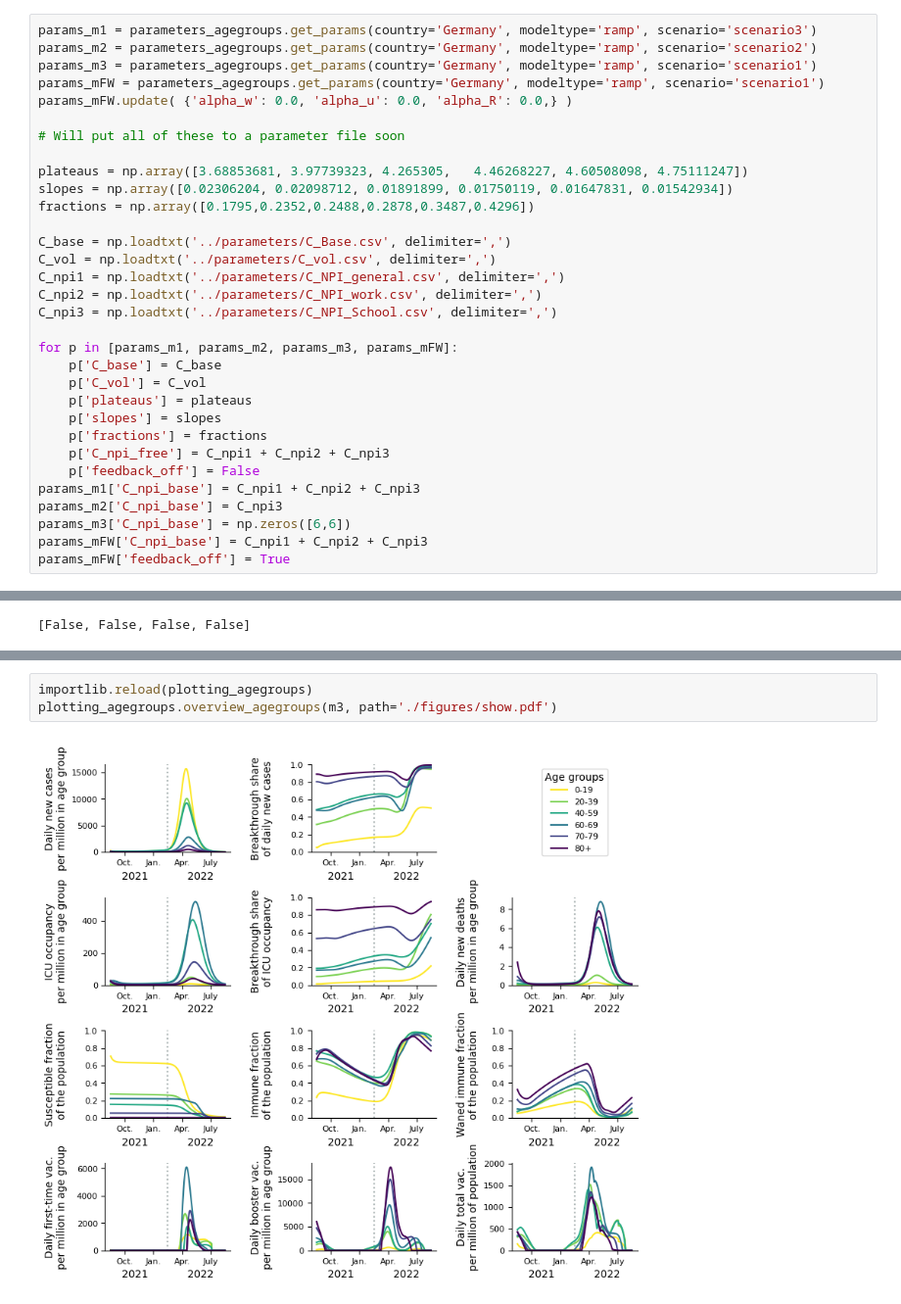
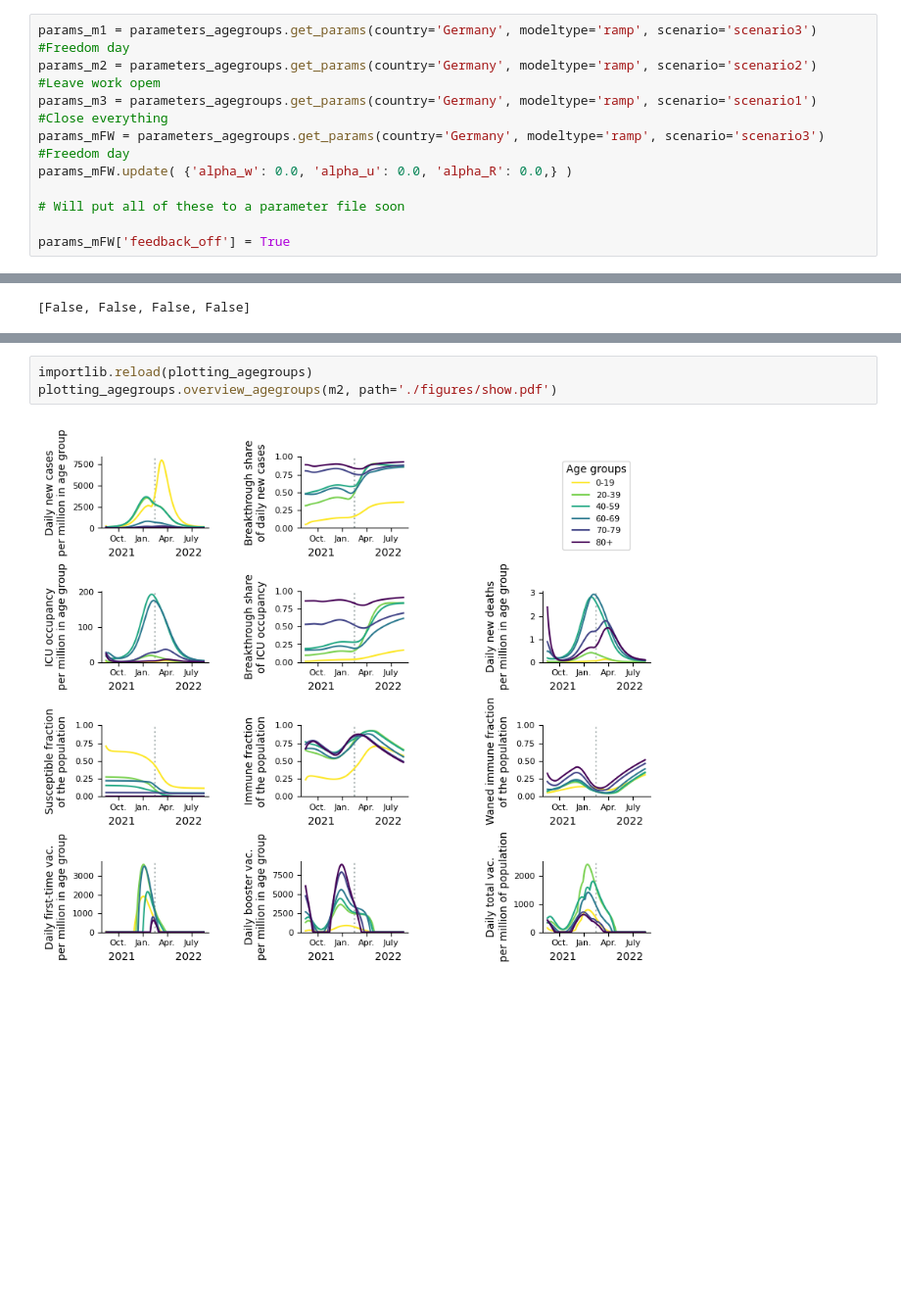
Before and after one commit to Priesemann-Group/covid19_winter_dilemma, a Jupyter notebook: notebooks/extended_fig2.ipynb, the cells around one changed output, grey strips where cells are left out. Shown at 98% size. Cells and saved outputs as stored; diff of their text form; blank space fills up the shorter version.

```diff
--- a/notebooks/extended_fig2.ipynb
+++ b/notebooks/extended_fig2.ipynb
@@ -11,34 +22,12 @@ import plotting
 import plotting_agegroups
 import parameters_agegroups
 # %%
-params_m1 = parameters_agegroups.get_params(country='Germany', modeltype='ramp', scenario='scenario3')
-params_m2 = parameters_agegroups.get_params(country='Germany', modeltype='ramp', scenario='scenario2')
-params_m3 = parameters_agegroups.get_params(country='Germany', modeltype='ramp', scenario='scenario1')
-params_mFW = parameters_agegroups.get_params(country='Germany', modeltype='ramp', scenario='scenario1')
+params_m1 = parameters_agegroups.get_params(country='Germany', modeltype='ramp', scenario='scenario3') #Freedom day
+params_m2 = parameters_agegroups.get_params(country='Germany', modeltype='ramp', scenario='scenario2') #Leave work opem
+params_m3 = parameters_agegroups.get_params(country='Germany', modeltype='ramp', scenario='scenario1') #Close everything
+params_mFW = parameters_agegroups.get_params(country='Germany', modeltype='ramp', scenario='scenario3') #Freedom day
 params_mFW.update( {'alpha_w': 0.0, 'alpha_u': 0.0, 'alpha_R': 0.0,} )
 
 # Will put all of these to a parameter file soon
 
-plateaus = np.array([3.68853681, 3.97739323, 4.265305,   4.46268227, 4.60508098, 4.75111247])
-slopes = np.array([0.02306204, 0.02098712, 0.01891899, 0.01750119, 0.01647831, 0.01542934])
-fractions = np.array([0.1795,0.2352,0.2488,0.2878,0.3487,0.4296])
-
-C_base = np.loadtxt('../parameters/C_Base.csv', delimiter=',')
-C_vol = np.loadtxt('../parameters/C_vol.csv', delimiter=',')
-C_npi1 = np.loadtxt('../parameters/C_NPI_general.csv', delimiter=',')
-C_npi2 = np.loadtxt('../parameters/C_NPI_work.csv', delimiter=',')
-C_npi3 = np.loadtxt('../parameters/C_NPI_School.csv', delimiter=',')
-
-for p in [params_m1, params_m2, params_m3, params_mFW]:
-    p['C_base'] = C_base
-    p['C_vol'] = C_vol
-    p['plateaus'] = plateaus
-    p['slopes'] = slopes
-    p['fractions'] = fractions
-    p['C_npi_free'] = C_npi1 + C_npi2 + C_npi3
-    p['feedback_off'] = False
-params_m1['C_npi_base'] = C_npi1 + C_npi2 + C_npi3
-params_m2['C_npi_base'] = C_npi3
-params_m3['C_npi_base'] = np.zeros([6,6])
-params_mFW['C_npi_base'] = C_npi1 + C_npi2 + C_npi3
 params_mFW['feedback_off'] = True
@@ -98,5 +69,5 @@ plotting_agegroups.overview(m1, arial=True)
 # %%
 importlib.reload(plotting_agegroups)
-plotting_agegroups.overview_agegroups(m3, path='./figures/show.pdf')
+plotting_agegroups.overview_agegroups(m2, path='./figures/show.pdf')
 # %% [output]
-[figure, old version]
+[figure, new version]
```
Also changed, not shown: parts of 10 cells of this notebook, 5 other files.
